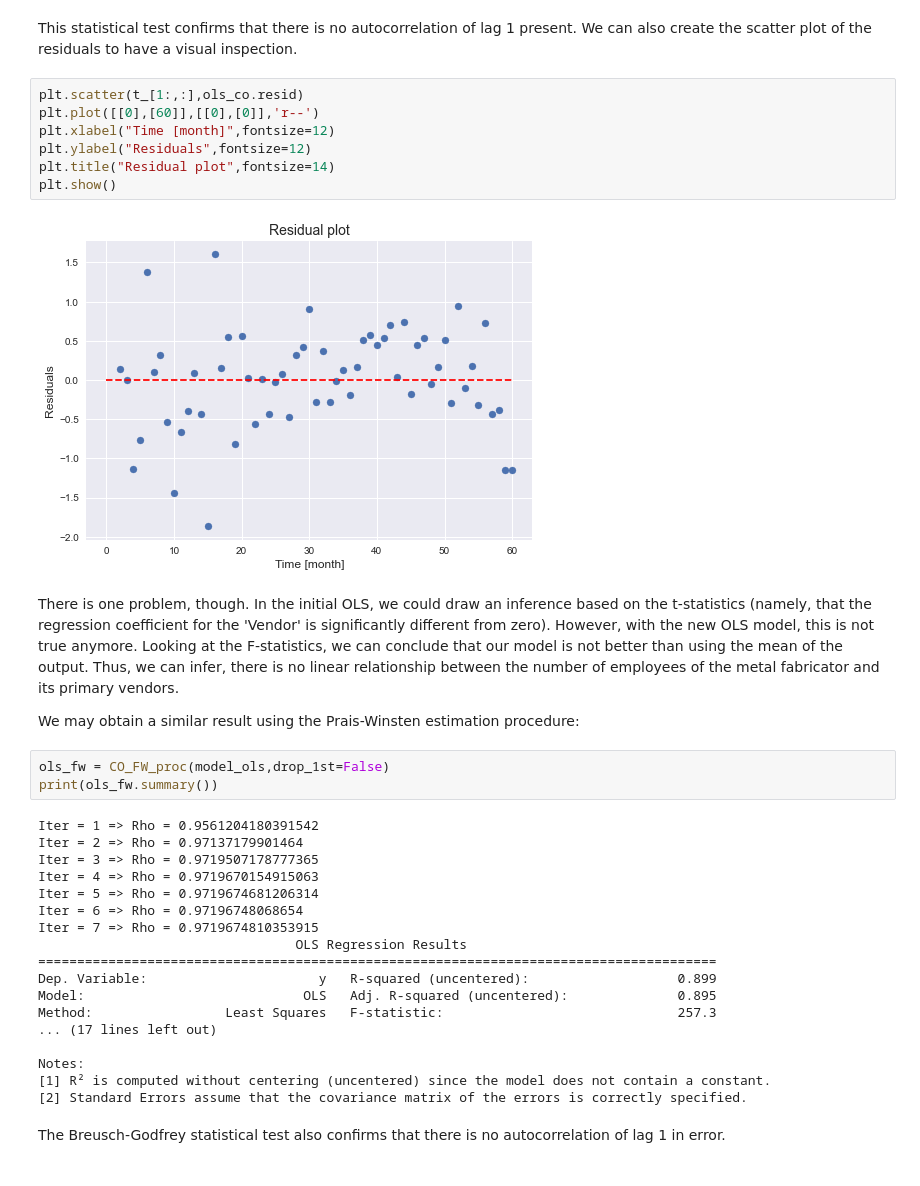
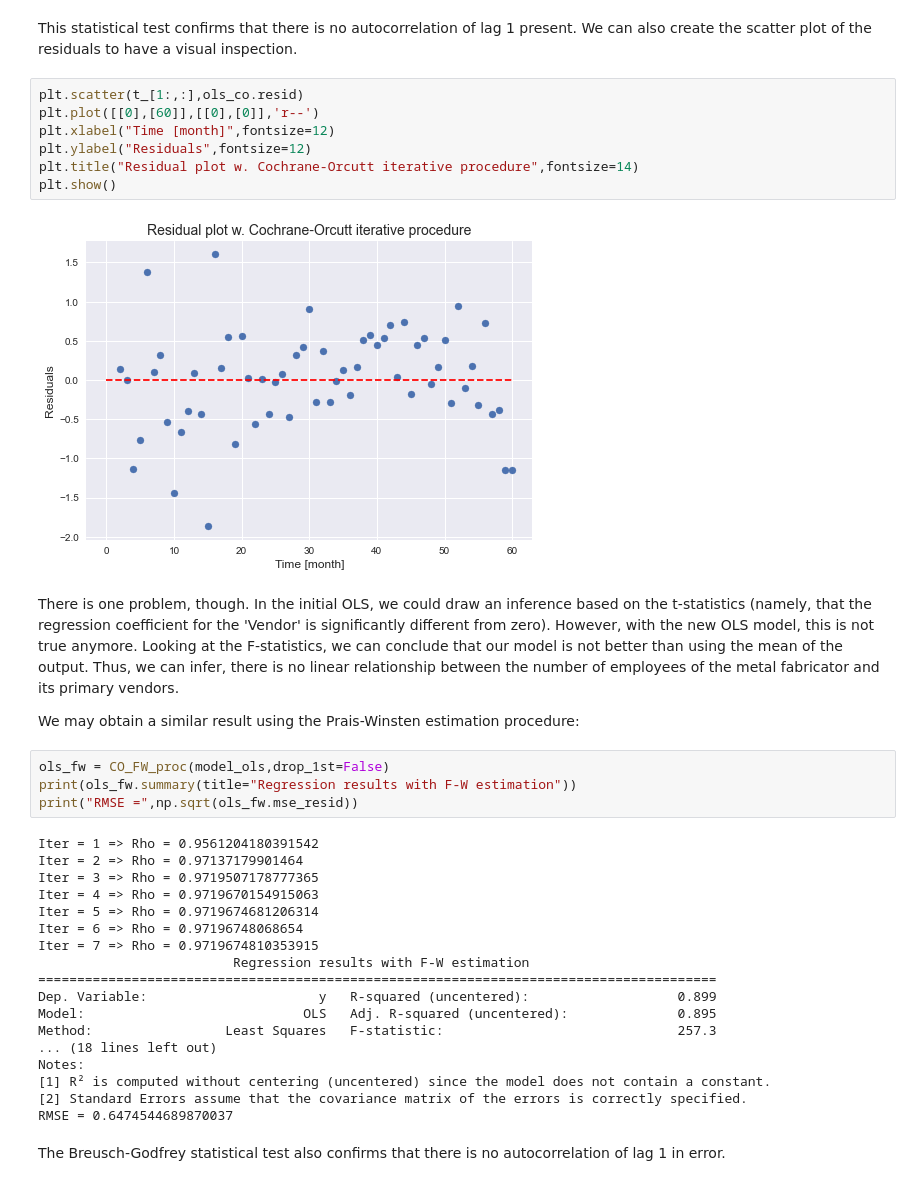
Before and after one commit to Gaushoki/Advanced-Machine-Learning, a Jupyter notebook: Vol1-LabExercises/Chapter3/Ch3-Ex13-Autocorrelation.ipynb, the cells around one changed output. Saved outputs shown, nothing was run; the diff lists cells and outputs as text.

```diff
--- a/Vol1-LabExercises/Chapter3/Ch3-Ex13-Autocorrelation.ipynb
+++ b/Vol1-LabExercises/Chapter3/Ch3-Ex13-Autocorrelation.ipynb
@@ -361,19 +357,20 @@ This statistical test confirms that there is no autocorrelation of lag 1 present
 # %%
 plt.scatter(t_[1:,:],ols_co.resid)
 plt.plot([[0],[60]],[[0],[0]],'r--')
 plt.xlabel("Time [month]",fontsize=12)
 plt.ylabel("Residuals",fontsize=12)
-plt.title("Residual plot",fontsize=14)
+plt.title("Residual plot w. Cochrane-Orcutt iterative procedure",fontsize=14)
 plt.show()
 # %% [output]
-[figure, old version]
+[figure, new version]
 # %% [markdown]
 There is one problem, though. In the initial OLS, we could draw an inference based on the t-statistics (namely, that the regression coefficient for the 'Vendor' is significantly different from zero). However, with the new OLS model, this is not true anymore. Looking at the F-statistics, we can conclude that our model is not better than using the mean of the output. Thus, we can infer, there is no linear relationship between the number of employees of the metal fabricator and its primary vendors.
 
 We may obtain a similar result using the Prais-Winsten estimation procedure:
 # %%
 ols_fw = CO_FW_proc(model_ols,drop_1st=False)
-print(ols_fw.summary())
+print(ols_fw.summary(title="Regression results with F-W estimation"))
+print("RMSE =",np.sqrt(ols_fw.mse_resid))
 # %% [output]
 Iter = 1 => Rho = 0.9561204180391542
 Iter = 2 => Rho = 0.97137179901464
@@ -382,16 +379,16 @@ Iter = 4 => Rho = 0.9719670154915063
 Iter = 5 => Rho = 0.9719674681206314
 Iter = 6 => Rho = 0.97196748068654
 Iter = 7 => Rho = 0.9719674810353915
-                                 OLS Regression Results
+                         Regression results with F-W estimation
 =======================================================================================
 Dep. Variable:                      y   R-squared (uncentered):                   0.899
 Model:                            OLS   Adj. R-squared (uncentered):              0.895
 Method:                 Least Squares   F-statistic:                              257.3
-... (17 lines left out)
-
+... (18 lines left out)
 Notes:
 [1] R² is computed without centering (uncentered) since the model does not contain a constant.
 [2] Standard Errors assume that the covariance matrix of the errors is correctly specified.
+RMSE = 0.6474544689870037
 # %% [markdown]
 The Breusch-Godfrey statistical test also confirms that there is no autocorrelation of lag 1 in error.
 # %%
```
Also changed, not shown: parts of 15 cells of this notebook.
